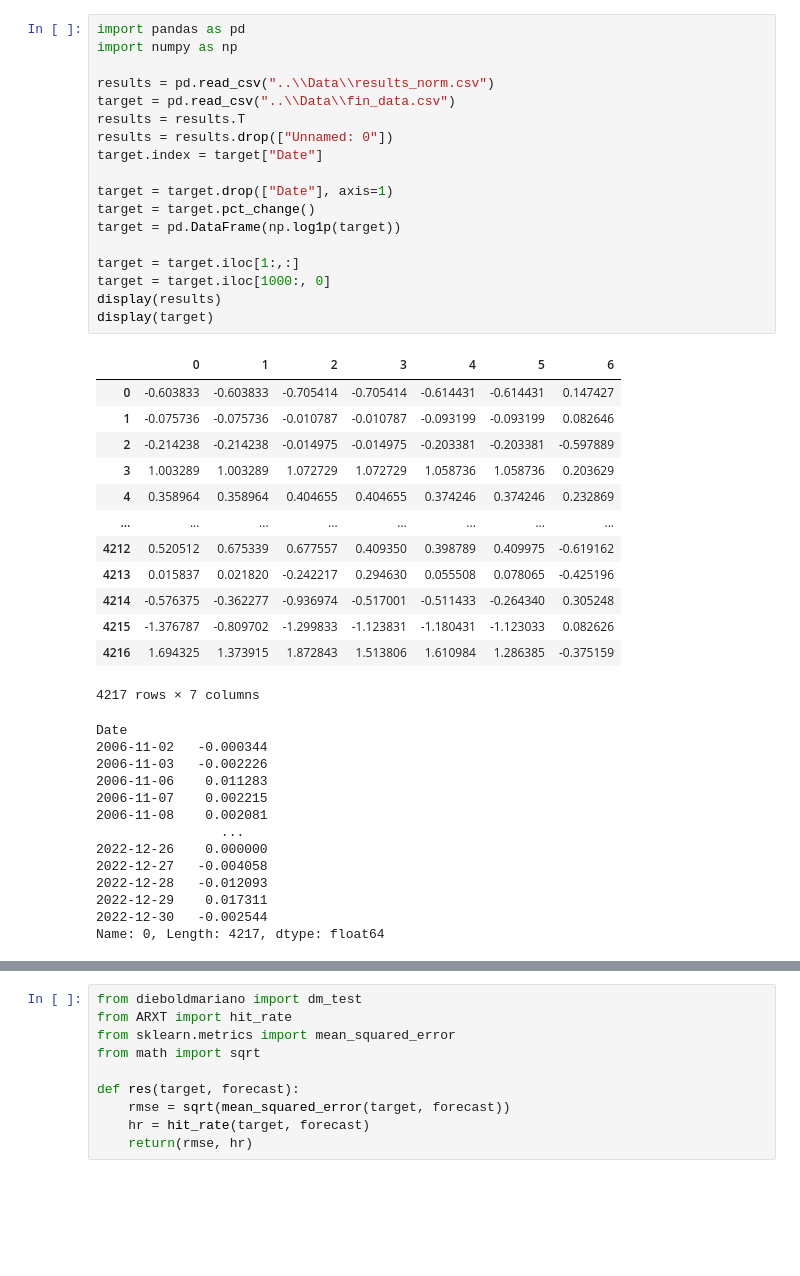
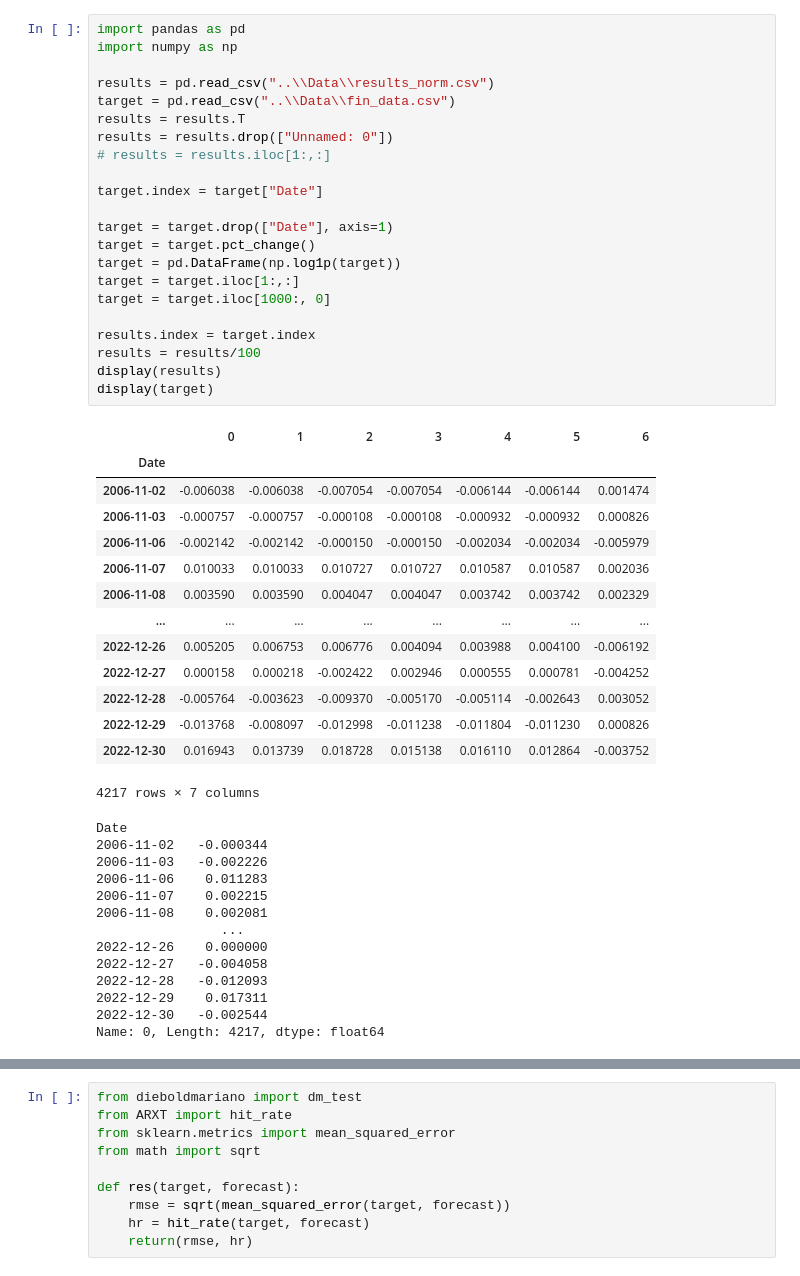
Before and after one commit to TiesHRL/DyART, a Jupyter notebook: Combined_code/results.ipynb, the cells around one changed output, grey strips where cells are left out. Drawn from its saved outputs; the diff is of its cells as text; blank space fills up the shorter version.

Commit message:
added art model and updates results

```diff
--- a/Combined_code/results.ipynb
+++ b/Combined_code/results.ipynb
@@ -1,34 +1,39 @@
 # %%
 import pandas as pd
 import numpy as np
 
 results = pd.read_csv("..\\Data\\results_norm.csv")
 target = pd.read_csv("..\\Data\\fin_data.csv")
 results = results.T
 results = results.drop(["Unnamed: 0"])
+# results = results.iloc[1:,:]
+
 target.index = target["Date"]
 
 target = target.drop(["Date"], axis=1)
 target = target.pct_change()
 target = pd.DataFrame(np.log1p(target))
-
 target = target.iloc[1:,:]
 target = target.iloc[1000:, 0]
+
+results.index = target.index
+results = results/100
 display(results)
 display(target)
 # %% [output]
 |  | 0 | 1 | 2 | 3 | 4 | 5 | 6 |
-| 0 | -0.603833 | -0.603833 | -0.705414 | -0.705414 | -0.614431 | -0.614431 | 0.147427 |
-| 1 | -0.075736 | -0.075736 | -0.010787 | -0.010787 | -0.093199 | -0.093199 | 0.082646 |
-| 2 | -0.214238 | -0.214238 | -0.014975 | -0.014975 | -0.203381 | -0.203381 | -0.597889 |
-| 3 | 1.003289 | 1.003289 | 1.072729 | 1.072729 | 1.058736 | 1.058736 | 0.203629 |
-| 4 | 0.358964 | 0.358964 | 0.404655 | 0.404655 | 0.374246 | 0.374246 | 0.232869 |
+| Date |  |  |  |  |  |  |  |
+| 2006-11-02 | -0.006038 | -0.006038 | -0.007054 | -0.007054 | -0.006144 | -0.006144 | 0.001474 |
+| 2006-11-03 | -0.000757 | -0.000757 | -0.000108 | -0.000108 | -0.000932 | -0.000932 | 0.000826 |
+| 2006-11-06 | -0.002142 | -0.002142 | -0.000150 | -0.000150 | -0.002034 | -0.002034 | -0.005979 |
+| 2006-11-07 | 0.010033 | 0.010033 | 0.010727 | 0.010727 | 0.010587 | 0.010587 | 0.002036 |
+| 2006-11-08 | 0.003590 | 0.003590 | 0.004047 | 0.004047 | 0.003742 | 0.003742 | 0.002329 |
 | ... | ... | ... | ... | ... | ... | ... | ... |
-| 4212 | 0.520512 | 0.675339 | 0.677557 | 0.409350 | 0.398789 | 0.409975 | -0.619162 |
-| 4213 | 0.015837 | 0.021820 | -0.242217 | 0.294630 | 0.055508 | 0.078065 | -0.425196 |
-| 4214 | -0.576375 | -0.362277 | -0.936974 | -0.517001 | -0.511433 | -0.264340 | 0.305248 |
-| 4215 | -1.376787 | -0.809702 | -1.299833 | -1.123831 | -1.180431 | -1.123033 | 0.082626 |
-| 4216 | 1.694325 | 1.373915 | 1.872843 | 1.513806 | 1.610984 | 1.286385 | -0.375159 |
+| 2022-12-26 | 0.005205 | 0.006753 | 0.006776 | 0.004094 | 0.003988 | 0.004100 | -0.006192 |
+| 2022-12-27 | 0.000158 | 0.000218 | -0.002422 | 0.002946 | 0.000555 | 0.000781 | -0.004252 |
+| 2022-12-28 | -0.005764 | -0.003623 | -0.009370 | -0.005170 | -0.005114 | -0.002643 | 0.003052 |
+| 2022-12-29 | -0.013768 | -0.008097 | -0.012998 | -0.011238 | -0.011804 | -0.011230 | 0.000826 |
+| 2022-12-30 | 0.016943 | 0.013739 | 0.018728 | 0.015138 | 0.016110 | 0.012864 | -0.003752 |
 4217 rows × 7 columns
 Date
 2006-11-02   -0.000344
```
Also changed, not shown: parts of 7 cells of this notebook, 10 other files.
